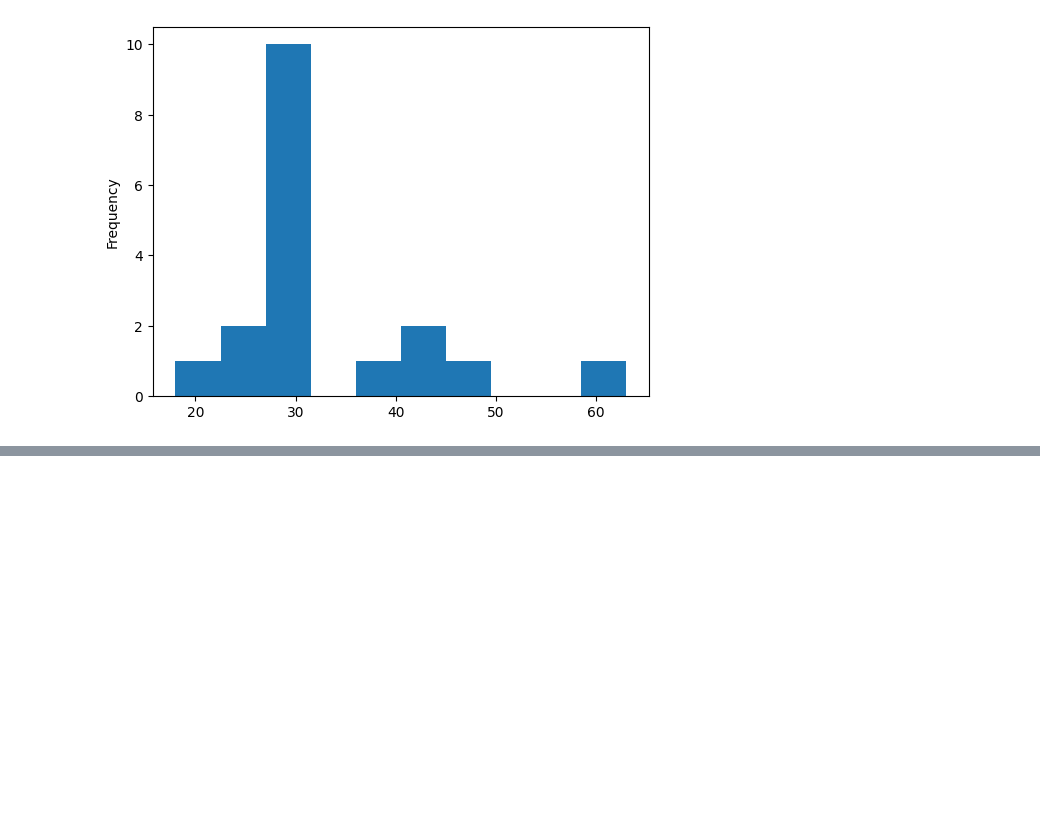
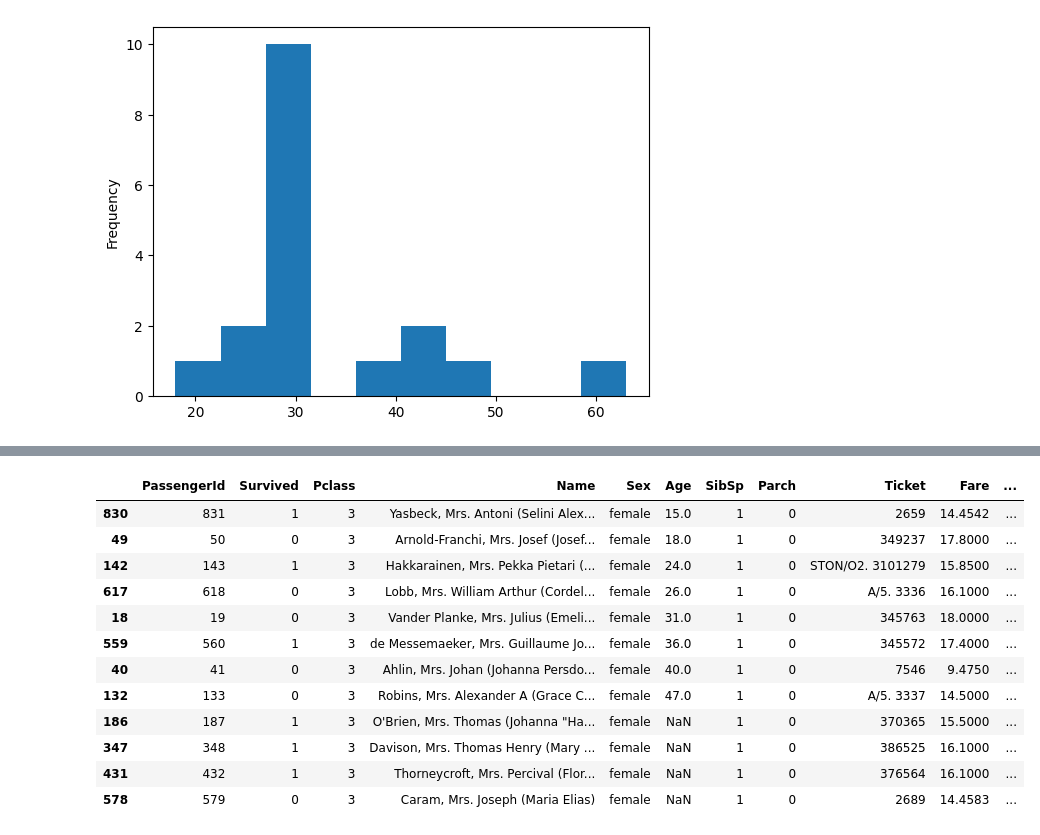
Before and after one commit to Restart29/titanic-analysis, a Jupyter notebook: notebooks/titanic.ipynb, the cells around one changed output, grey strips where cells are left out. Cells and saved outputs as stored; diff of their text form; code cells hidden in the pictures; blank space fills up the shorter version.

```diff
--- a/notebooks/titanic.ipynb
+++ b/notebooks/titanic.ipynb
@@ -898,0 +911,16 @@ change_db_cleaned.loc[(change_db_cleaned['Title']=='Mrs')&(change_db_cleaned['Pc
+# %%
+change_db2.loc[(change_db2['Pclass']==3)&(change_db2['Title']=='Mrs')&(change_db2['SibSp']==1)&(change_db2['Parch']==0)].sort_values('Age')
+# %% [output]
+|  | PassengerId | Survived | Pclass | Name | Sex | Age | SibSp | Parch | Ticket | Fare | ... |
+| 830 | 831 | 1 | 3 | Yasbeck, Mrs. Antoni (Selini Alex... | female | 15.0 | 1 | 0 | 2659 | 14.4542 | ... |
+| 49 | 50 | 0 | 3 | Arnold-Franchi, Mrs. Josef (Josef... | female | 18.0 | 1 | 0 | 349237 | 17.8000 | ... |
+| 142 | 143 | 1 | 3 | Hakkarainen, Mrs. Pekka Pietari (... | female | 24.0 | 1 | 0 | STON/O2. 3101279 | 15.8500 | ... |
+| 617 | 618 | 0 | 3 | Lobb, Mrs. William Arthur (Cordel... | female | 26.0 | 1 | 0 | A/5. 3336 | 16.1000 | ... |
+| 18 | 19 | 0 | 3 | Vander Planke, Mrs. Julius (Emeli... | female | 31.0 | 1 | 0 | 345763 | 18.0000 | ... |
+| 559 | 560 | 1 | 3 | de Messemaeker, Mrs. Guillaume Jo... | female | 36.0 | 1 | 0 | 345572 | 17.4000 | ... |
+| 40 | 41 | 0 | 3 | Ahlin, Mrs. Johan (Johanna Persdo... | female | 40.0 | 1 | 0 | 7546 | 9.4750 | ... |
+| 132 | 133 | 0 | 3 | Robins, Mrs. Alexander A (Grace C... | female | 47.0 | 1 | 0 | A/5. 3337 | 14.5000 | ... |
+| 186 | 187 | 1 | 3 | O'Brien, Mrs. Thomas (Johanna "Ha... | female | NaN | 1 | 0 | 370365 | 15.5000 | ... |
+| 347 | 348 | 1 | 3 | Davison, Mrs. Thomas Henry (Mary ... | female | NaN | 1 | 0 | 386525 | 16.1000 | ... |
+| 431 | 432 | 1 | 3 | Thorneycroft, Mrs. Percival (Flor... | female | NaN | 1 | 0 | 376564 | 16.1000 | ... |
+| 578 | 579 | 0 | 3 | Caram, Mrs. Joseph (Maria Elias) | female | NaN | 1 | 0 | 2689 | 14.4583 | ... |
```
Also changed, not shown: parts of 12 cells of this notebook.
